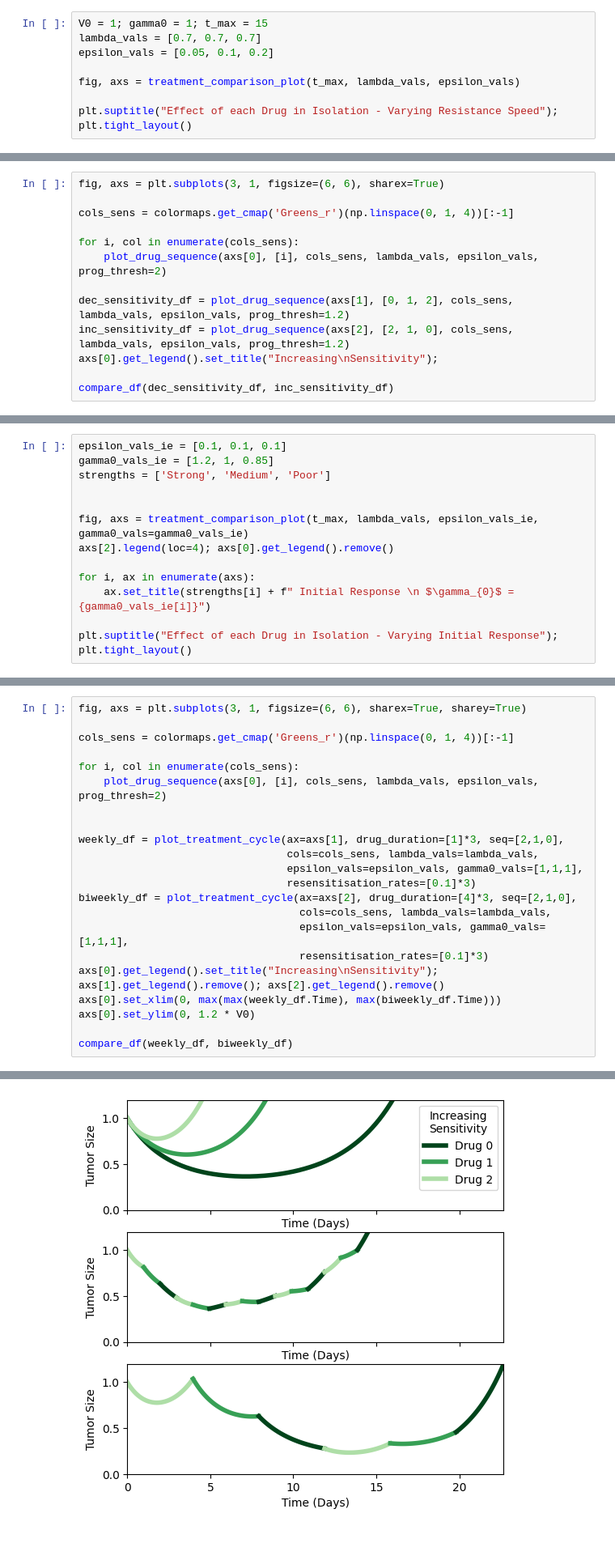
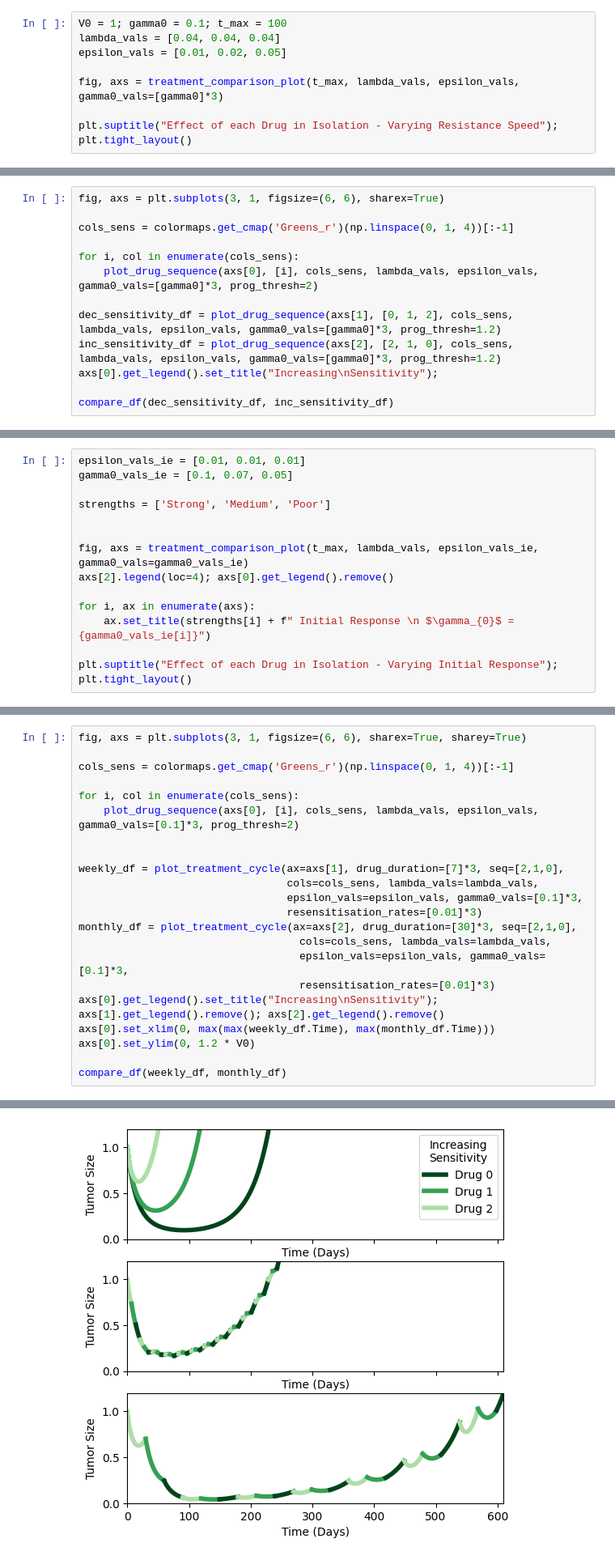
Before and after one commit to KCGallagher/treatment-sequencing, a Jupyter notebook: treatment_schedules.ipynb, the cells around one changed output, grey strips where cells are left out. Shown at 81% size. Drawn from its saved outputs; the diff is of its cells as text.

```diff
--- a/treatment_schedules.ipynb
+++ b/treatment_schedules.ipynb
@@ -36,11 +36,11 @@ def treatment_comparison_plot(t_max, lambda_vals, epsilon_vals, gamma0_vals=[1,1
     axs[0].legend(loc=2)
     return fig, axs
 # %%
-V0 = 1; gamma0 = 1; t_max = 15
-lambda_vals = [0.7, 0.7, 0.7]
-epsilon_vals = [0.05, 0.1, 0.2]
+V0 = 1; gamma0 = 0.1; t_max = 100
+lambda_vals = [0.04, 0.04, 0.04]
+epsilon_vals = [0.01, 0.02, 0.05]
 
-fig, axs = treatment_comparison_plot(t_max, lambda_vals, epsilon_vals)
+fig, axs = treatment_comparison_plot(t_max, lambda_vals, epsilon_vals, gamma0_vals=[gamma0]*3)
 
 plt.suptitle("Effect of each Drug in Isolation - Varying Resistance Speed"); plt.tight_layout()
 # %% [output]
@@ -94,10 +94,10 @@ fig, axs = plt.subplots(3, 1, figsize=(6, 6), sharex=True)
 cols_sens = colormaps.get_cmap('Greens_r')(np.linspace(0, 1, 4))[:-1]
 
 for i, col in enumerate(cols_sens):
-    plot_drug_sequence(axs[0], [i], cols_sens, lambda_vals, epsilon_vals, prog_thresh=2)
+    plot_drug_sequence(axs[0], [i], cols_sens, lambda_vals, epsilon_vals, gamma0_vals=[gamma0]*3, prog_thresh=2)
 
-dec_sensitivity_df = plot_drug_sequence(axs[1], [0, 1, 2], cols_sens, lambda_vals, epsilon_vals, prog_thresh=1.2)
-inc_sensitivity_df = plot_drug_sequence(axs[2], [2, 1, 0], cols_sens, lambda_vals, epsilon_vals, prog_thresh=1.2)
+dec_sensitivity_df = plot_drug_sequence(axs[1], [0, 1, 2], cols_sens, lambda_vals, epsilon_vals, gamma0_vals=[gamma0]*3, prog_thresh=1.2)
+inc_sensitivity_df = plot_drug_sequence(axs[2], [2, 1, 0], cols_sens, lambda_vals, epsilon_vals, gamma0_vals=[gamma0]*3, prog_thresh=1.2)
 axs[0].get_legend().set_title("Increasing\nSensitivity");
 
 compare_df(dec_sensitivity_df, inc_sensitivity_df)
@@ -113,8 +113,9 @@ Therefore, we can see there is a significant benefit in scheduling drugs in the
 
 We may also consider the role of initial efficacy in this context, and the impact of this on the overall time to progression.
 # %%
-epsilon_vals_ie = [0.1, 0.1, 0.1]
-gamma0_vals_ie = [1.2, 1, 0.85]
+epsilon_vals_ie = [0.01, 0.01, 0.01]
+gamma0_vals_ie = [0.1, 0.07, 0.05]
+
 strengths = ['Strong', 'Medium', 'Poor']
 
 
@@ -212,21 +216,21 @@ fig, axs = plt.subplots(3, 1, figsize=(6, 6), sharex=True, sharey=True)
 cols_sens = colormaps.get_cmap('Greens_r')(np.linspace(0, 1, 4))[:-1]
 
 for i, col in enumerate(cols_sens):
-    plot_drug_sequence(axs[0], [i], cols_sens, lambda_vals, epsilon_vals, prog_thresh=2)
+    plot_drug_sequence(axs[0], [i], cols_sens, lambda_vals, epsilon_vals, gamma0_vals=[0.1]*3, prog_thresh=2)
 
 
-weekly_df = plot_treatment_cycle(ax=axs[1], drug_duration=[1]*3, seq=[2,1,0],
+weekly_df = plot_treatment_cycle(ax=axs[1], drug_duration=[7]*3, seq=[2,1,0],
                                  cols=cols_sens, lambda_vals=lambda_vals,
-                                 epsilon_vals=epsilon_vals, gamma0_vals=[1,1,1],
-                                 resensitisation_rates=[0.1]*3)
-biweekly_df = plot_treatment_cycle(ax=axs[2], drug_duration=[4]*3, seq=[2,1,0],
+                                 epsilon_vals=epsilon_vals, gamma0_vals=[0.1]*3,
+                                 resensitisation_rates=[0.01]*3)
+monthly_df = plot_treatment_cycle(ax=axs[2], drug_duration=[30]*3, seq=[2,1,0],
                                    cols=cols_sens, lambda_vals=lambda_vals,
-                                   epsilon_vals=epsilon_vals, gamma0_vals=[1,1,1],
-                                   resensitisation_rates=[0.1]*3)
+                                   epsilon_vals=epsilon_vals, gamma0_vals=[0.1]*3,
+                                   resensitisation_rates=[0.01]*3)
 axs[0].get_legend().set_title("Increasing\nSensitivity");
 axs[1].get_legend().remove(); axs[2].get_legend().remove()
-axs[0].set_xlim(0, max(max(weekly_df.Time), max(biweekly_df.Time)))
+axs[0].set_xlim(0, max(max(weekly_df.Time), max(monthly_df.Time)))
 axs[0].set_ylim(0, 1.2 * V0)
 
-compare_df(weekly_df, biweekly_df)
+compare_df(weekly_df, monthly_df)
 # %% [output]
@@ -243,4 +240,4 @@ Change in min tumour size: -35.9%
-[figure, old version]
+[figure, new version]
 # %%
 # Vary the treatment duration, and plot this against ttp
 # %%
```
Also changed, not shown: parts of 7 cells of this notebook, 4 other files.
